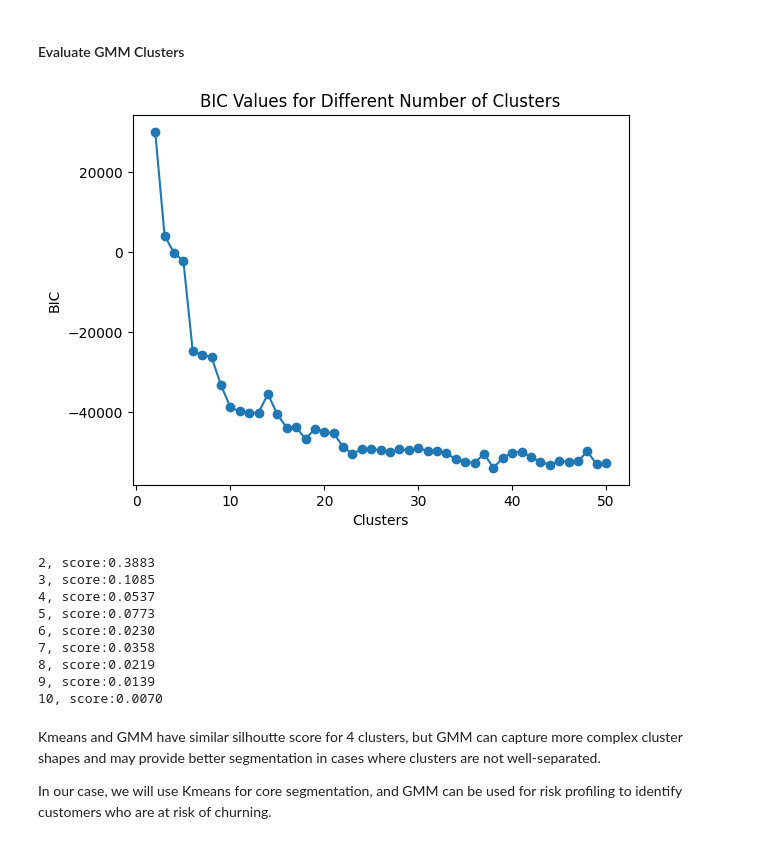
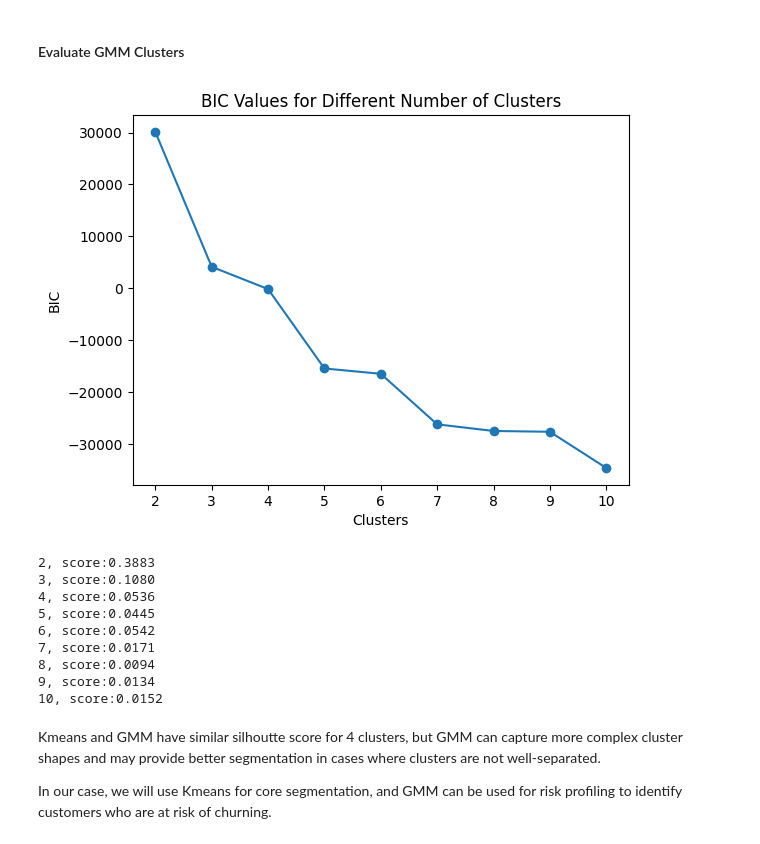
Before and after one commit to Tusharnalawade11/Ecom-Customer-Segregation, a Jupyter notebook: customer-segmentation.ipynb, the cells around one changed output. Cells and saved outputs as stored; diff of their text form; code cells hidden in the pictures.

```diff
--- a/customer-segmentation.ipynb
+++ b/customer-segmentation.ipynb
@@ -433,9 +445,22 @@ Name: count, dtype: int64
 # %%
 from sklearn.metrics import silhouette_score
 
-for k in range(2, 6):
-    kmeans = KMeans(n_clusters=k, random_state=45)
+for k in range(3, 9):
+    kmeans = KMeans(n_clusters=k, random_state=42)
     labels = kmeans.fit_predict(X_scaled)
     score = silhouette_score(X_scaled, labels)
     print(f"{k}, score:{score:.4f}")
+
+# Elbow method evaluation
+inertias = []
+for k in range(2, 9):
+    kmeans_elbow = KMeans(n_clusters=k, random_state=42)
+    kmeans_elbow.fit(X_scaled)
+    inertias.append(kmeans_elbow.inertia_)
+
+plt.plot(range(2, 9), inertias, marker='o')
+plt.xlabel('Number of clusters')
+plt.ylabel('Inertia')
+plt.title('Elbow Method')
+plt.show()
 # %% [output]
@@ -527,39 +580,39 @@ Name: count, dtype: int64
 #### Evaluate GMM Clusters
 # %%
 bic_scores = []
-k_range = range(2, 51)
+k_range = range(2, 11)
 
 for k in k_range:
-    gmm_2 = GaussianMixture(n_components=k, random_state=45, covariance_type='full')
+    gmm_2 = GaussianMixture(n_components=k, random_state=43, covariance_type='full')
     gmm_2.fit(X_scaled)
     bic_scores.append(gmm_2.bic(X_scaled))
 
 import matplotlib.pyplot as plt
 plt.plot(k_range, bic_scores, marker='o')
 plt.xlabel("Clusters")
 plt.ylabel("BIC")
 plt.title("BIC Values for Different Number of Clusters")
 plt.show()
 # %% [output]
-[figure, old version]
+[figure, new version]
 # %%
 from sklearn.metrics import silhouette_score
 
 for k in range(2, 11):
-    gmm_ss = GaussianMixture(n_components=k, random_state=45, covariance_type='full')
+    gmm_ss = GaussianMixture(n_components=k, random_state=43, covariance_type='full')
     gmm_labels = gmm_ss.fit_predict(X_scaled)
     score = silhouette_score(X_scaled, gmm_labels)
     print(f"{k}, score:{score:.4f}")
 # %% [output]
 2, score:0.3883
-3, score:0.1085
-4, score:0.0537
-5, score:0.0773
-6, score:0.0230
-7, score:0.0358
-8, score:0.0219
-9, score:0.0139
-10, score:0.0070
+3, score:0.1080
+4, score:0.0536
+5, score:0.0445
+6, score:0.0542
+7, score:0.0171
+8, score:0.0094
+9, score:0.0134
+10, score:0.0152
 # %% [markdown]
 Kmeans and GMM have similar silhoutte score for 4 clusters, but GMM can capture more complex cluster shapes and may provide better segmentation in cases where clusters are not well-separated.
 
```
Also changed, not shown: parts of 21 cells of this notebook, 4 other files.
